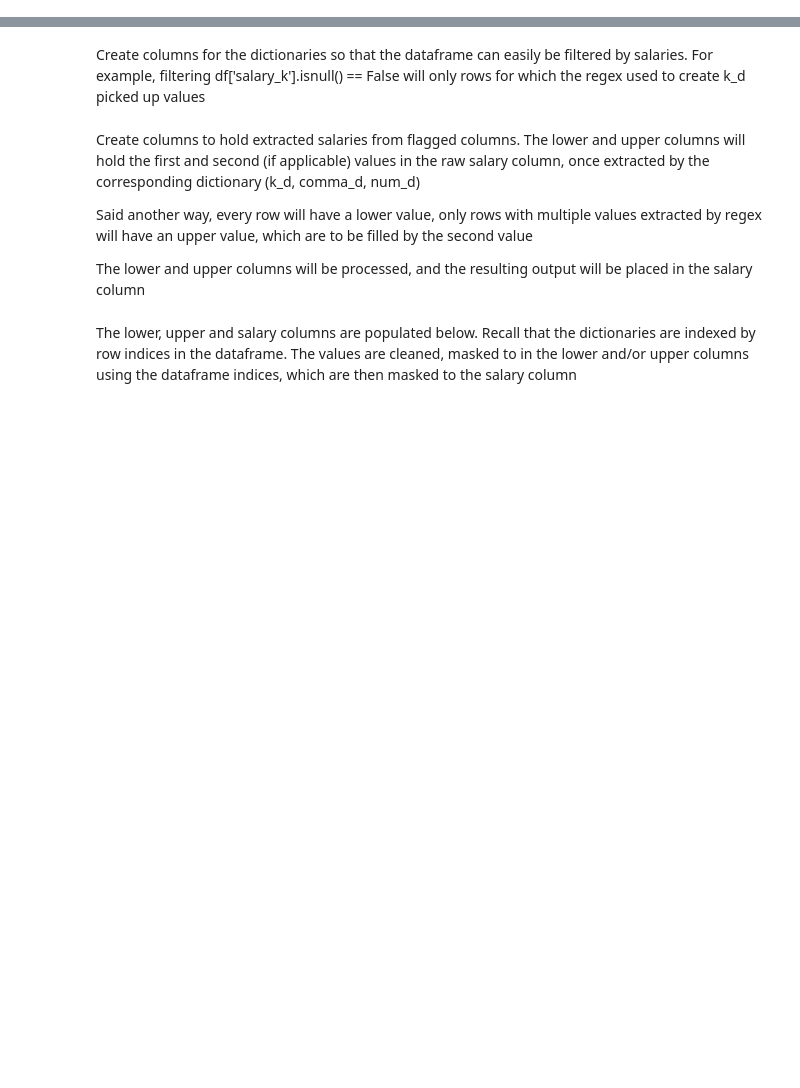
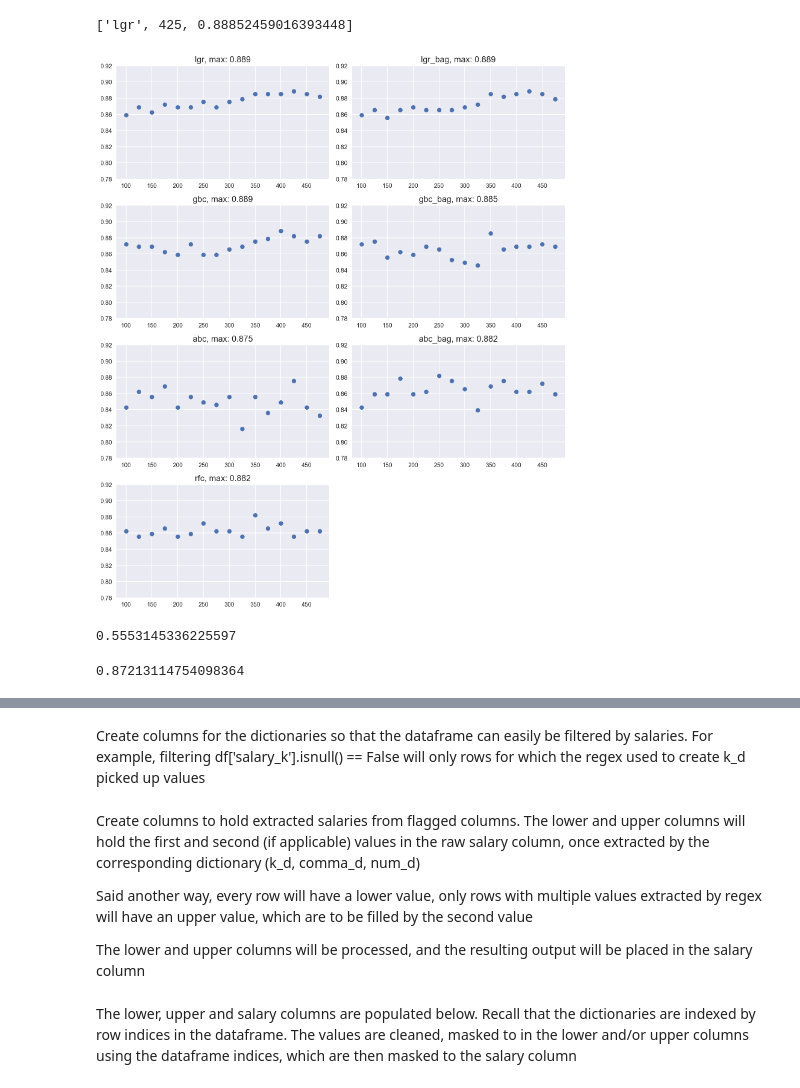
Before and after one commit to SeanTurner026/Portfolio, a Jupyter notebook: Project 4/Analysis.ipynb, the cells around one changed output, grey strips where cells are left out. Saved outputs shown, nothing was run; the diff lists cells and outputs as text; code cells hidden in the pictures; blank space fills up the shorter version.

```diff
--- a/Project 4/Analysis.ipynb
+++ b/Project 4/Analysis.ipynb
@@ -11,0 +73,55 @@ import re
+# %%
+# 'mnb':MultinomialNB(),
+# 'mnb_bag':BaggingClassifier(MultinomialNB(), random_state=42),
+# 'bnb':BernoulliNB(),
+# 'bnb_bag':BaggingClassifier(BernoulliNB(), random_state=42),
+
+classifiers = {'lgr':LogisticRegression(random_state=42),
+               'lgr_bag':BaggingClassifier(LogisticRegression(random_state=42), random_state=42),
+               'gbc':GradientBoostingClassifier(),
+               'gbc_bag':BaggingClassifier(GradientBoostingClassifier(), random_state=42),
+               'abc':AdaBoostClassifier(random_state=42),
+               'abc_bag':BaggingClassifier(AdaBoostClassifier(random_state=42), random_state=42),
+               'rfc':RandomForestClassifier(n_estimators=200, random_state=42)}
+# %%
+results = {}
+for i in range(100, 500, 25):
+    temp_results = []
+    X_train, X_test, y_train, y_test = train_test_split(df['job_text'], df['target'].values, test_size=0.33, random_state=42)
+
+    tf = TfidfVectorizer(stop_words='english', ngram_range=(1,2), max_features=i)
+
+    X_train = tf.fit_transform(X_train).todense()
+    X_test = tf.transform(X_test).todense()
+
+    for clf in classifiers.items():
+        clf[1].fit(X_train, y_train)
+        temp_results.append([clf[0], clf[1].score(X_test, y_test)])
+    results.update({i: temp_results})
+# %%
+best_score = ['clf', 'max_features', 0]
+for i, clf in enumerate(classifiers):
+    for k in results.keys():
+        if results[k][i][1] > best_score[2]:
+            best_score = [results[k][i][0], k, results[k][i][1]]
+# %%
+best_score
+# %% [output]
+['lgr', 425, 0.88852459016393448]
+# %%
+plt.figure(figsize = (11,13))
+for i, clf in enumerate(classifiers):
+    y_coords = []
+    for k in results.keys():
+        y_coords.append(results[k][i][1])
+    plt.subplot(4,2,i+1), plt.scatter(x = list(range(100, 500, 25)), y = y_coords)
+    plt.title(str(clf) + ', max: {}'.format(round(max(y_coords),3)), fontsize = 14)
+    plt.yticks(np.arange(0.78, 0.94, 0.02))
+plt.tight_layout()
+# %% [output]
+[figure, added]
+# %%
+baseline = df['target'].mean()
+baseline
+# %% [output]
+0.5553145336225597
@@ -11,0 +136,6 @@ import re
+# %%
+gbc = BaggingClassifier(GradientBoostingClassifier(random_state=42), random_state=42)
+gbc.fit(X_train, y_train)
+gbc.score(X_test, y_test)
+# %% [output]
+0.87213114754098364
```
Also changed, not shown: parts of 160 cells of this notebook.
